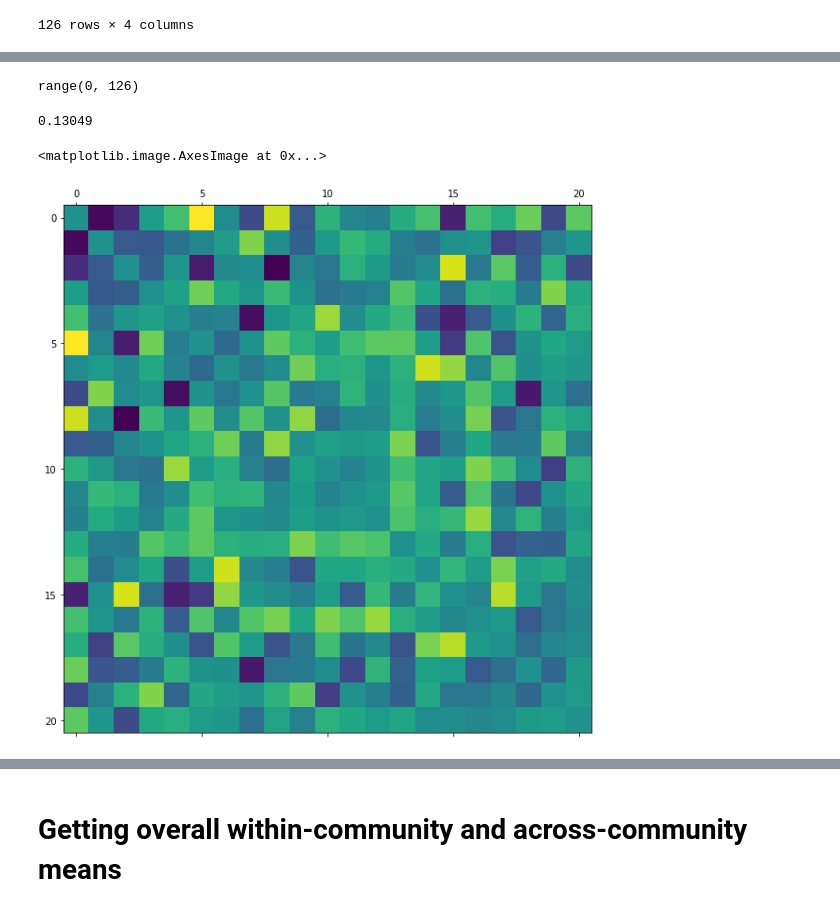
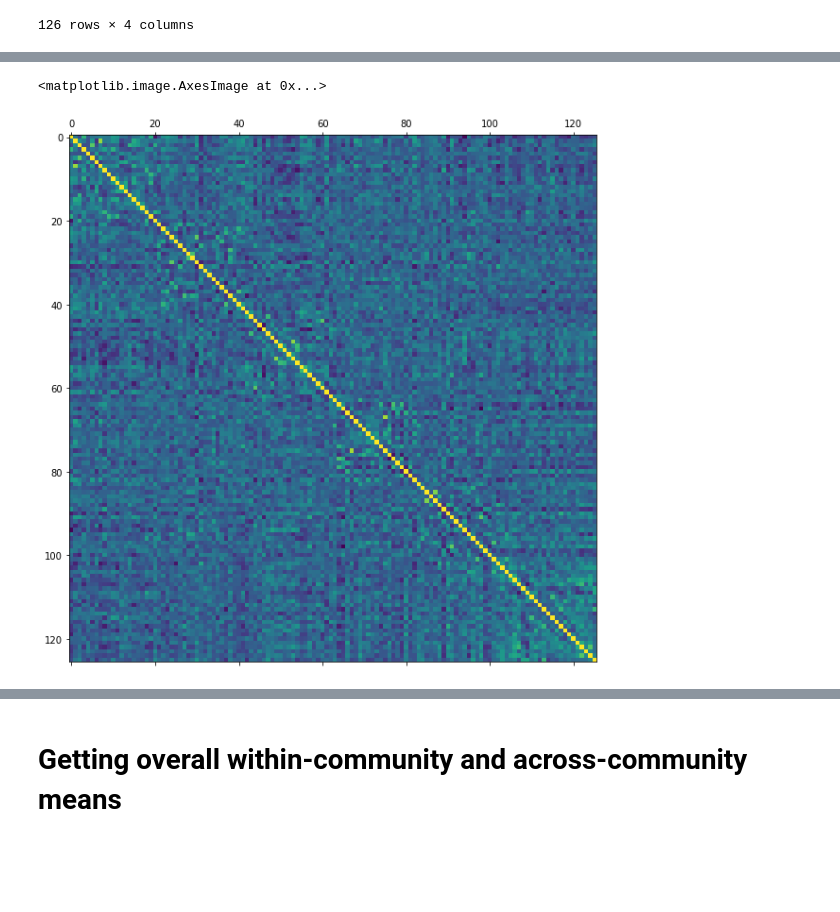
Before and after one commit to prestonlab/tesser_successor, a Jupyter notebook: jupyter/RSA_LSMeans_scrambled.ipynb, the cells around one changed output, grey strips where cells are left out. Drawn from its saved outputs; the diff is of its cells as text; code cells hidden in the pictures; blank space fills up the shorter version.

```diff
--- a/jupyter/RSA_LSMeans_scrambled.ipynb
+++ b/jupyter/RSA_LSMeans_scrambled.ipynb
@@ -45,0 +48,6 @@ conditions_array = [rois_np, conditions_np]
+# %%
+#example data
+ex_sub = 103
+ex_roi = 'b_hip_ant'
+ex_data = rsa.load_rsa(data_dir, ex_sub, ex_roi)
+ex_data.shape
@@ -96,8 +92,0 @@ plt.matshow(this_auto_rsa)
-# %%
-range(len(this_auto_rsa))
-# %% [output]
-range(0, 126)
-# %%
-this_auto_rsa[1, 13]
-# %% [output]
-0.13049
@@ -119,5 +93,5 @@ for x in range(len(this_auto_rsa)):
 # %%
-plt.matshow(sum_mat)
+plt.matshow(ex_data)
 # %% [output]
 <matplotlib.image.AxesImage at 0x...>
-[figure, old version]
+[figure, new version]
```
Also changed, not shown: parts of 21 cells of this notebook.
